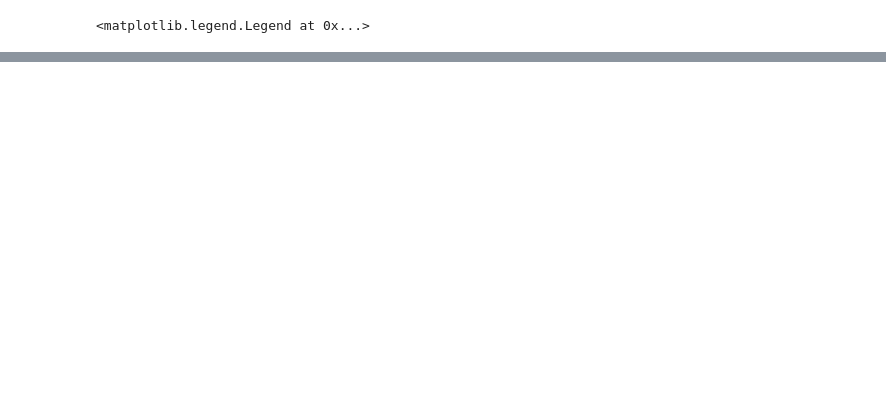
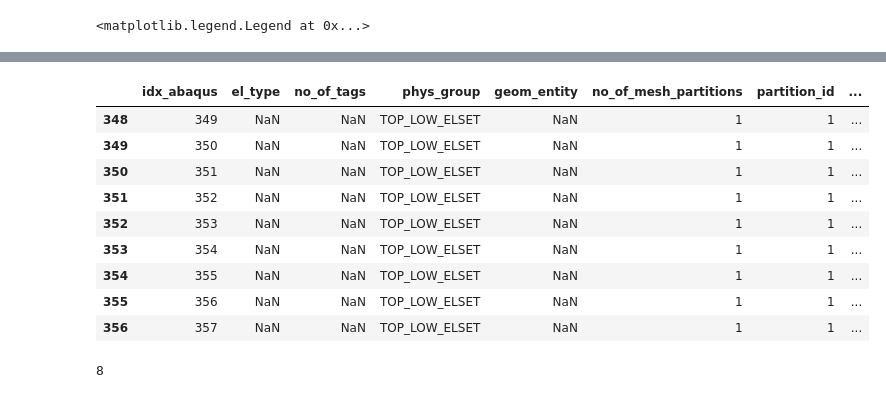
Before and after one commit to jenovencio/NDCSI4-2018, a Jupyter notebook: notebooks/Cyclic Modal Analysis with Selector Operator.ipynb, the cells around one changed output, grey strips where cells are left out. Cells and saved outputs as stored; diff of their text form; code cells hidden in the pictures; blank space fills up the shorter version.

```diff
--- a/notebooks/Cyclic Modal Analysis with Selector Operator.ipynb
+++ b/notebooks/Cyclic Modal Analysis with Selector Operator.ipynb
@@ -171,0 +213,2 @@ plt.legend()
+# %%
+submesh_top = my_comp.mesh_class.get_submesh('phys_group','TOP_LOW_ELSET')
@@ -171,0 +228,19 @@ plt.legend()
+# %%
+# dataframe which stores the elements information
+submesh_top.elem_dataframe
+# %% [output]
+|  | idx_abaqus | el_type | no_of_tags | phys_group | geom_entity | no_of_mesh_partitions | partition_id | ... |
+| 348 | 349 | NaN | NaN | TOP_LOW_ELSET | NaN | 1 | 1 | ... |
+| 349 | 350 | NaN | NaN | TOP_LOW_ELSET | NaN | 1 | 1 | ... |
+| 350 | 351 | NaN | NaN | TOP_LOW_ELSET | NaN | 1 | 1 | ... |
+| 351 | 352 | NaN | NaN | TOP_LOW_ELSET | NaN | 1 | 1 | ... |
+| 352 | 353 | NaN | NaN | TOP_LOW_ELSET | NaN | 1 | 1 | ... |
+| 353 | 354 | NaN | NaN | TOP_LOW_ELSET | NaN | 1 | 1 | ... |
+| 354 | 355 | NaN | NaN | TOP_LOW_ELSET | NaN | 1 | 1 | ... |
+| 355 | 356 | NaN | NaN | TOP_LOW_ELSET | NaN | 1 | 1 | ... |
+| 356 | 357 | NaN | NaN | TOP_LOW_ELSET | NaN | 1 | 1 | ... |
+# %%
+# node_idx stores the collumn where the node numbers starts
+submesh_top.parent_mesh.node_idx
+# %% [output]
+8
```
Also changed, not shown: parts of 3 cells of this notebook.
